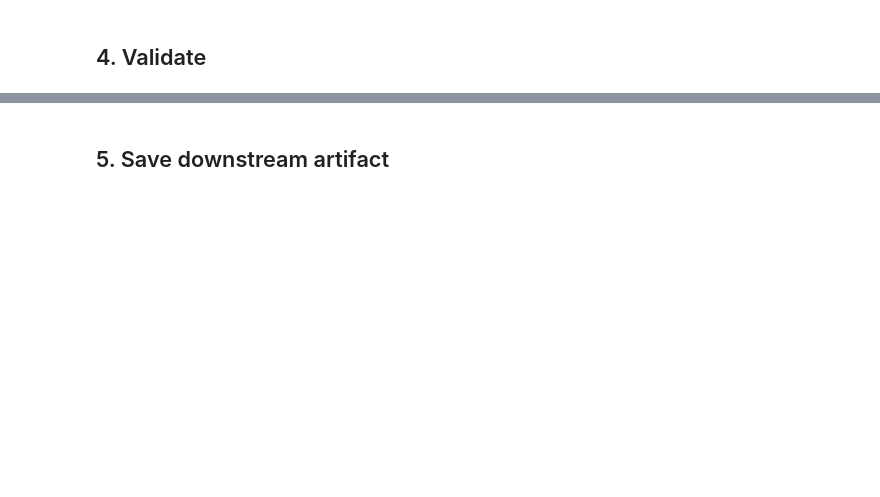
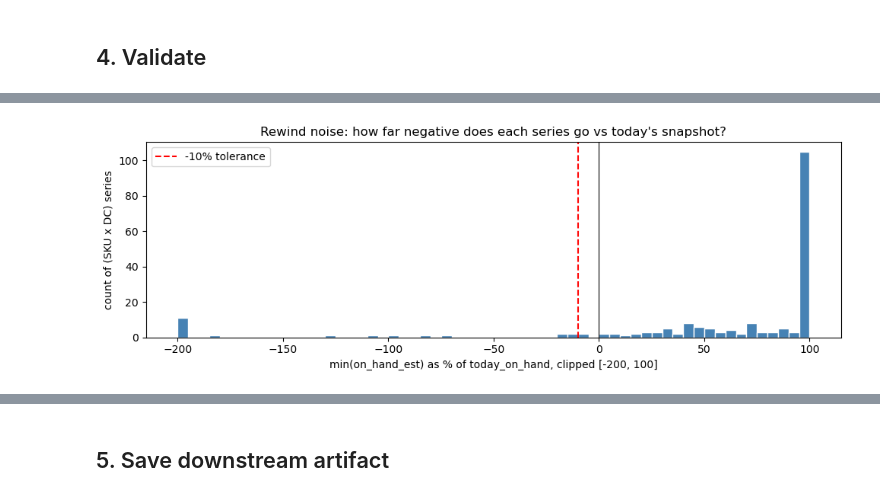
Before and after one commit to binkybarnes/pop_prompt2, a Jupyter notebook: pipeline/04_inventory_rewind.ipynb, the cells around one changed output, grey strips where cells are left out. Saved outputs shown, nothing was run; the diff lists cells and outputs as text; code cells hidden in the pictures; blank space fills up the shorter version.

```diff
--- a/pipeline/04_inventory_rewind.ipynb
+++ b/pipeline/04_inventory_rewind.ipynb
@@ -22,4 +30,20 @@ ART.mkdir(parents=True, exist_ok=True)
 # %% [markdown]
 ## 2. Load upstream
 # %%
-# TODO: load upstream parquet(s) from ART
+from src.load import load_cached
+
+cache = load_cached()
+inv_snap = cache['inv_snapshot'].copy()
+sales = cache['sales'].copy()
+po = cache['po'].copy()
+
+# Tier-2 internal transfers — not in load_all() yet, load ad-hoc
+transfers = pd.read_excel(
+    DATA / 'POP_InternalTransferHistory.XLSX',
+    sheet_name='Inventory Transactions - ',
+)
+
+print(f'inv_snap : {inv_snap.shape}  DCs={sorted(inv_snap["DC"].unique())}')
+print(f'sales    : {sales.shape}    LOCNCODEs={sorted(sales["LOCNCODE"].dropna().unique().tolist())}')
+print(f'po       : {po.shape}       Location Codes={sorted(po["Location Code"].dropna().unique().tolist())}')
+print(f'transfers: {transfers.shape}  statuses={transfers["Document Status"].value_counts().to_dict()}')
@@ -30,4 +252,71 @@ ART.mkdir(parents=True, exist_ok=True)
 # %% [markdown]
 ## 4. Validate
 # %%
-# TODO: shape checks, null checks, spot-check a few rows
+# ---- Check 1: today's rewind should equal today's snapshot (identity) -------
+today_week = weeks.max()
+today_rewind = inv_weekly[inv_weekly['week_start'] == today_week].copy()
+check = today_rewind.merge(
+    sku_dc.rename(columns={'SKU': 'ITEMNMBR'}),
+    on=['ITEMNMBR', 'DC'], how='left'
+)
+diff = (check['on_hand_est'] - check['today_on_hand']).abs()
+print(f'today_rewind vs snapshot: max |diff| = {diff.max():.3f}  mean = {diff.mean():.3f}')
+assert diff.max() < 1e-6, 'Rewind broken: today\'s estimate != snapshot'
+print('identity check: PASS')
+
+# ---- Check 2: how noisy is the rewind? --------------------------------------
+print('\nmin_on_hand_est distribution (across all SKU x DC series):')
+print(conf['min_est'].describe().to_string())
+
+print('\nshare of series by severity of data gap (vs tolerance):')
+conf['gap'] = -conf['min_est'] / conf['tolerance'].replace(0, np.nan)
+print(f"  clean (min >= 0)               : {(conf['min_est'] >= 0).mean()*100:5.1f}%")
+print(f"  minor (0 > min >= -tolerance)  : {((conf['min_est'] < 0) & (conf['confidence']=='high')).mean()*100:5.1f}%")
+print(f"  low-confidence (min < -tol)    : {(conf['confidence']=='low').mean()*100:5.1f}%")
+
+# Plot: histogram of min_est as % of today_on_hand (where today>0)
+mask = conf['today_on_hand'] > 0
+rel = (conf.loc[mask, 'min_est'] / conf.loc[mask, 'today_on_hand']) * 100
+fig, ax = plt.subplots(figsize=(10, 3.5))
+ax.hist(rel.clip(-200, 100), bins=60, color='steelblue', edgecolor='white')
+ax.axvline(0, color='black', linestyle='-', lw=0.8)
+ax.axvline(-10, color='red', linestyle='--', label='-10% tolerance')
+ax.set_xlabel('min(on_hand_est) as % of today_on_hand, clipped [-200, 100]')
+ax.set_ylabel('count of (SKU x DC) series')
+ax.set_title('Rewind noise: how far negative does each series go vs today\'s snapshot?')
+ax.legend()
+plt.tight_layout()
+plt.show()
+
+# ---- Check 3: spot-check one showcase SKU (T-32206, Tiger Balm Patch) -------
+sku = 'T-32206'
+for dc in ['SF', 'NJ', 'LA']:
+    s = inv_weekly[(inv_weekly['ITEMNMBR'] == sku) & (inv_weekly['DC'] == dc)]
+    if len(s) == 0:
+        print(f'{sku} {dc}: (not in snapshot)')
+        continue
+    conf_val = s['confidence'].iloc[0]
+    print(f'{sku} {dc} [{conf_val:>4}]: today={s["on_hand_est"].iloc[-1]:8.0f}  '
+          f'min={s["on_hand_est"].min():8.0f}  max={s["on_hand_est"].max():8.0f}')
+
+# Plot the spot-check SKU across all 3 DCs
+fig, ax = plt.subplots(figsize=(11, 4))
+for dc in ['SF', 'NJ', 'LA']:
+    s = inv_weekly[(inv_weekly['ITEMNMBR'] == sku) & (inv_weekly['DC'] == dc)]
+    if len(s):
+        conf_val = s['confidence'].iloc[0]
+        ax.plot(s['week_start'], s['on_hand_est'], label=f'{dc} ({conf_val})', lw=1.2)
+ax.axhline(0, color='red', lw=0.8, linestyle='--')
+ax.set_title(f'{sku} — estimated weekly on-hand, rewound from today')
+ax.set_xlabel('week_start')
+ax.set_ylabel('on_hand_est (units)')
+ax.legend()
+plt.tight_layout()
+plt.show()
+
+# ---- Check 4: dup + null sanity --------------------------------------------
+dups = inv_weekly.duplicated(subset=['ITEMNMBR', 'DC', 'week_start']).sum()
+nulls = inv_weekly['on_hand_est'].isna().sum()
+print(f'\nduplicate (ITEMNMBR, DC, week_start): {dups}')
+print(f'null on_hand_est: {nulls}')
+# %% [output]
@@ -33,0 +340 @@ ART.mkdir(parents=True, exist_ok=True)
+[figure, added]
```
Also changed, not shown: parts of 6 cells of this notebook, 1 other file.
